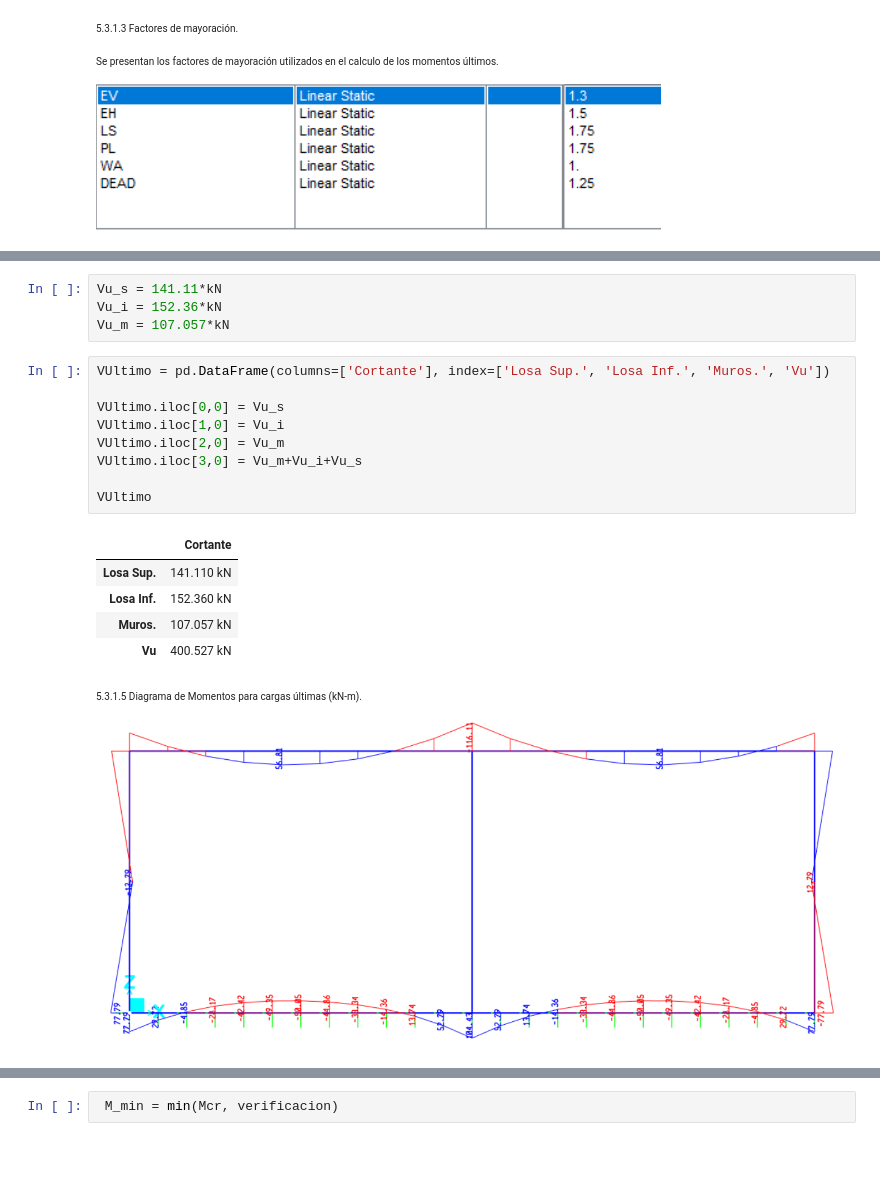
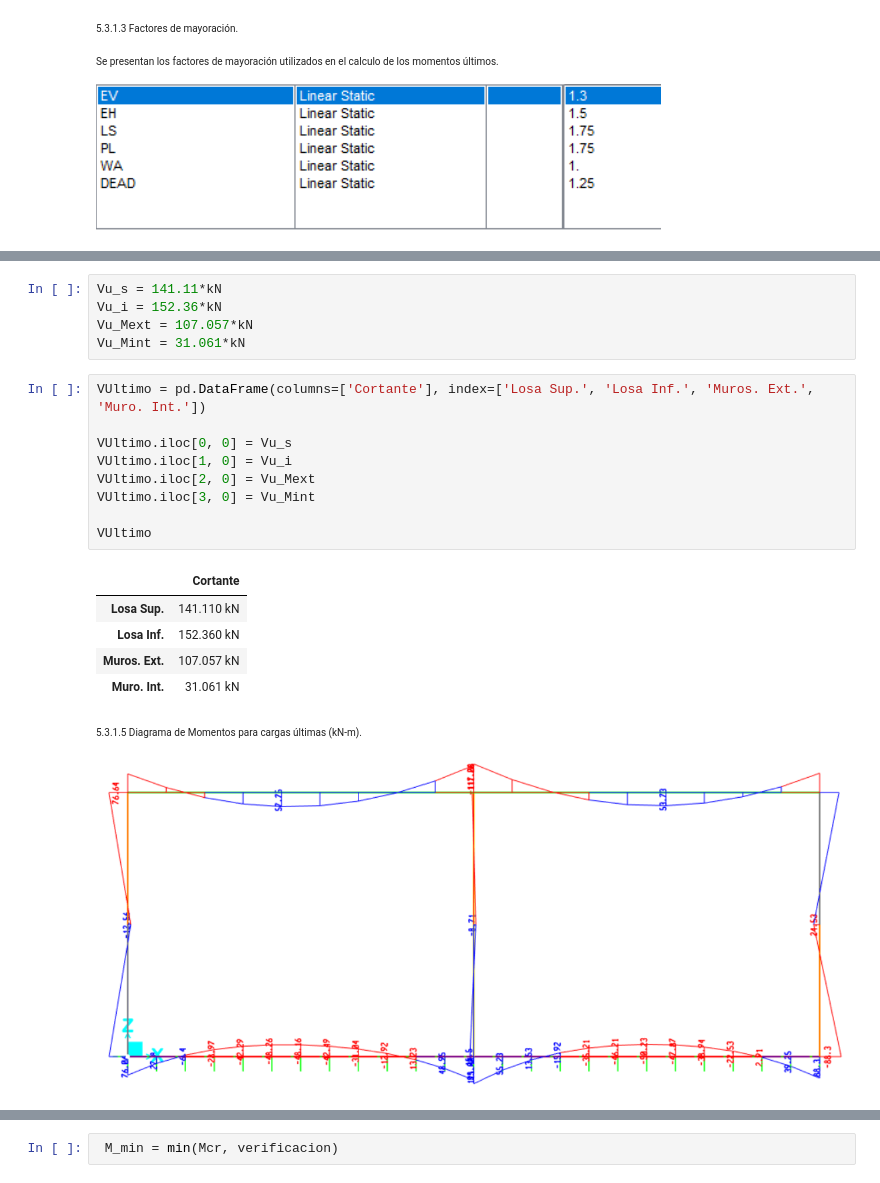
Before and after one commit to Saumeth/Boxculvert, a Jupyter notebook: Code/boxculvert.ipynb, the cells around one changed output, grey strips where cells are left out. Cells and saved outputs as stored; diff of their text form; blank space fills up the shorter version.

```diff
--- a/Code/boxculvert.ipynb
+++ b/Code/boxculvert.ipynb
@@ -943,22 +954,23 @@ MServicio
 # %%
 Vu_s = 141.11*kN
 Vu_i = 152.36*kN
-Vu_m = 107.057*kN
+Vu_Mext = 107.057*kN
+Vu_Mint = 31.061*kN
 # %%
-VUltimo = pd.DataFrame(columns=['Cortante'], index=['Losa Sup.', 'Losa Inf.', 'Muros.', 'Vu'])
+VUltimo = pd.DataFrame(columns=['Cortante'], index=['Losa Sup.', 'Losa Inf.', 'Muros. Ext.', 'Muro. Int.'])
 
-VUltimo.iloc[0,0] = Vu_s
-VUltimo.iloc[1,0] = Vu_i
-VUltimo.iloc[2,0] = Vu_m
-VUltimo.iloc[3,0] = Vu_m+Vu_i+Vu_s
+VUltimo.iloc[0, 0] = Vu_s
+VUltimo.iloc[1, 0] = Vu_i
+VUltimo.iloc[2, 0] = Vu_Mext
+VUltimo.iloc[3, 0] = Vu_Mint
 
 VUltimo
 # %% [output]
 |  | Cortante |
 | Losa Sup. | 141.110 kN |
 | Losa Inf. | 152.360 kN |
-| Muros. | 107.057 kN |
-| Vu | 400.527 kN |
+| Muros. Ext. | 107.057 kN |
+| Muro. Int. | 31.061 kN |
 # %% [markdown]
 <html>
 <body>
@@ -970,4 +982,4 @@ VUltimo
 </body>
 </html>
 
-![image.png](attachment:66f03b3d-d27a-427a-8713-caf183137858.png)
+![image.png](attachment:db65aee0-49fe-47d7-b736-6fd4b0da2c24.png)
```
Also changed, not shown: parts of 122 cells of this notebook.
